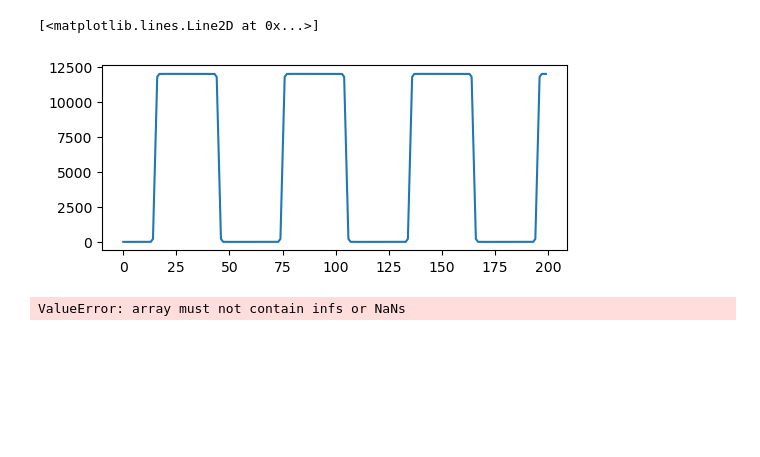
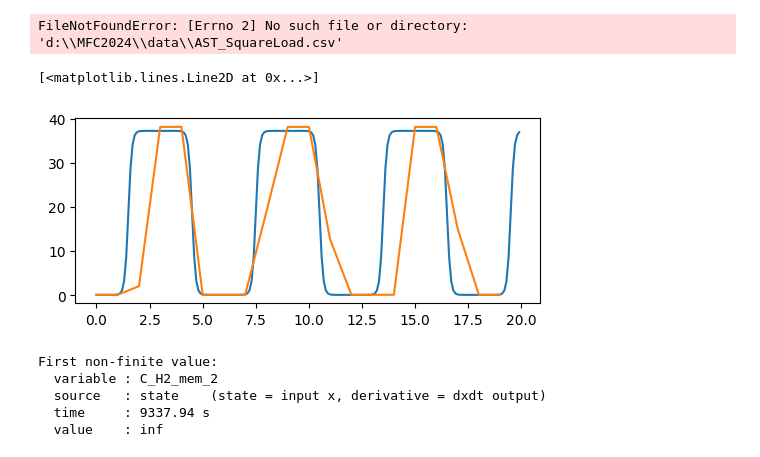
Before and after one commit to YuKwanH/DS-AlphaPEM, a Jupyter notebook: simulation/Test_AST/square load.ipynb, the cells around one changed output. Saved outputs shown, nothing was run; the diff lists cells and outputs as text; code cells hidden in the pictures; blank space fills up the shorter version.

Commit message:
Update AST square load simulation

```diff
--- a/simulation/Test_AST/square load.ipynb
+++ b/simulation/Test_AST/square load.ipynb
@@ -19,6 +19,10 @@ from model.coefficients import *
 from modules.signals import generate_step_load
 from config.initialize import *
 from config.settings import *
+# %%
+expdata_AST = pd.read_csv(project_root / "data" / "AST_SquareLoad.csv")
+# %% [output]
+FileNotFoundError: [Errno 2] No such file or directory: 'd:\\MFC2024\\data\\AST_SquareLoad.csv'
 # %%
 # --- Global parameters ---
 tstart     = 0.0      # start of each period                    [s]
@@ -26,15 +30,16 @@ tend       = 6.0    # end of each period                      [s]
 i_low      = 0.002e4      # baseline current density                [A/m^2]
 i_high     = 1.2e4    # plateau current density                 [A/m^2]
 tau_switch = 1.5    # time (within a period) the ramp BEGINS  [s]
-t_switch   = 0.3    # effective ramp duration                 [s]
+t_switch   = 1   # effective ramp duration                 [s]
 
 step_load = generate_step_load(tstart, tend, i_low, i_high, tau_switch, t_switch)
 # %%
 plt.figure(figsize=(6, 2.4))
-plt.plot([step_load(i) for i in np.arange(0, 20, 0.1)])
+plt.plot(np.arange(0, 20., 0.1), [step_load(i)*31e-4 for i in np.arange(0, 20, 0.1)])
+plt.plot(expdata_AST["I_LOAD_A"].iloc[60003:60023].tolist())
 # %% [output]
 [<matplotlib.lines.Line2D at 0x...>]
-[figure, old version]
+[figure, new version]
 # %%
 operating_inputs = {'current_density': lambda x: 0.1e4, 'Tfc': 353.15,
                                     'Pa_des': 1.8e5, 'Pc_des': 1.8e5,
@@ -71,6 +67,8 @@ Kem_out = 1.0e-8  # kg.s-1.Pa-1. It is the exhaust manifold outlet orifice const
 # %%
-operating_inputs["current_density"] = step_load
-operating_inputs["Phi_c_des"] = 0.85
+from modules.nan_tracker import trace_nan
+
+operating_inputs["current_density"] = lambda x: 0.2e4
+operating_inputs["Phi_c_des"] = 0.5
 operating_inputs["Sa"] = 1.2
 operating_inputs["Sc"] = 2
 operating_inputs["Pa_des"] = 1.8e5
@@ -78,8 +76,27 @@ operating_inputs["Pc_des"] = 1.8e5
 operating_inputs["Tfc"] = 353.15
 model = PEMFC(param=parameters, operating_inputs=operating_inputs, variable_names=solver_variable_names, flux_names=solver_flux_names)
 solution_init = init_x(operating_inputs, parameters)
-sol = solve_ivp(fun = model.dxdt, y0=solution_init, t_span=(0, 100), method='BDF', max_step = 1e-1)
+
+# Diagnose which state / derivative first goes non-finite.
+info = trace_nan(model, t_span=(0, 10000), y0=solution_init, method='BDF', max_step=1e-1, verbose=True)
+
+if info is None or info.get("variable") is None:
+    print("No NaN/Inf encountered - integration completed cleanly.")
+    sol = info["sol"] if info else None
+else:
+    print(f"First non-finite value:")
+    print(f"variable : {info['variable']}")
+    print(f"source   : {info['source']}    (state = input x, derivative = dxdt output)")
+    print(f"time     : {info['t']:.6g} s")
+    print(f"value    : {info['value']}")
+    if "error" in info:
+        print(f"  solve_ivp error: {info['error']}")
+    sol = info["sol"]
 # %% [output]
-ValueError: array must not contain infs or NaNs
+First non-finite value:
+  variable : C_H2_mem_2
+  source   : state    (state = input x, derivative = dxdt output)
+  time     : 9337.94 s
+  value    : inf
 # %%
 model._recovery(sol)
```
Also changed, not shown: parts of 7 cells of this notebook.
